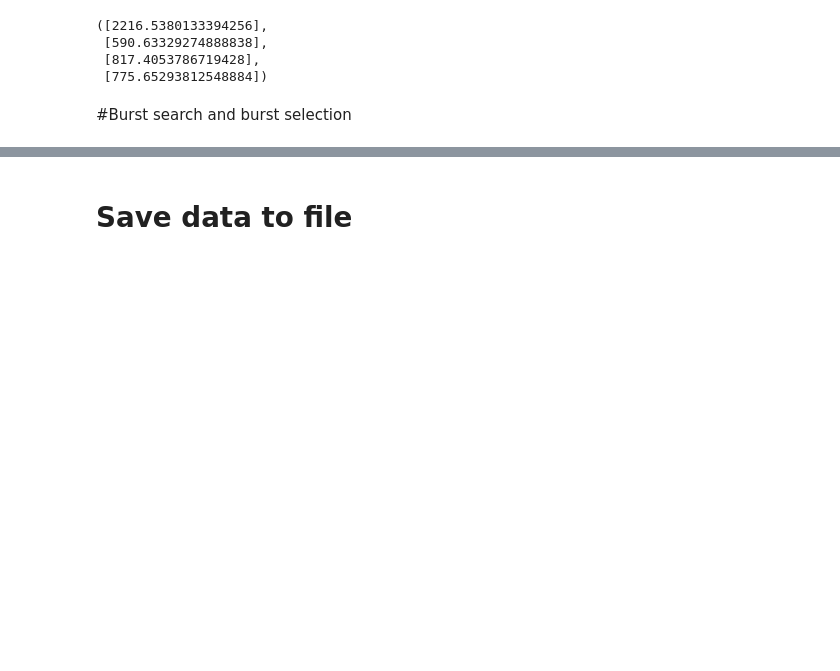
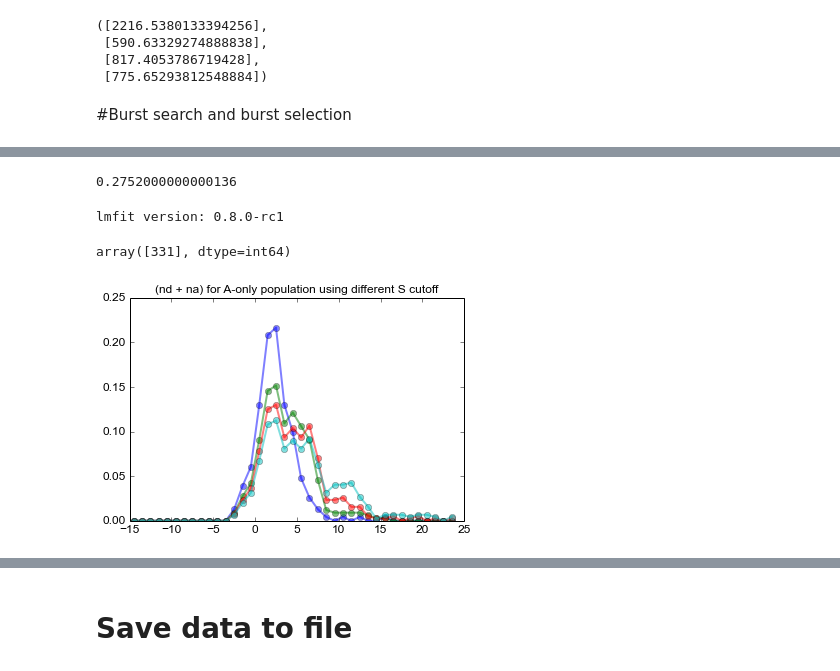
Before and after one commit to tritemio/multispot_paper_historical, a Jupyter notebook: out_notebooks/usALEX-5samples-PR-raw-dir_ex_aa-fit-AexAem-out-22d.ipynb, the cells around one changed output, grey strips where cells are left out. Cells and saved outputs as stored; diff of their text form; code cells hidden in the pictures; blank space fills up the shorter version.

```diff
--- a/out_notebooks/usALEX-5samples-PR-raw-dir_ex_aa-fit-AexAem-out-22d.ipynb
+++ b/out_notebooks/usALEX-5samples-PR-raw-dir_ex_aa-fit-AexAem-out-22d.ipynb
@@ -163,0 +165,57 @@ dir_ex_aa = mu
+# %%
+bandwidth = 0.03
+
+E_pr_fret_kde = bext.fit_E_kde_peak(d_Es_fret, bandwidth=bandwidth, weights='size')[0]
+E_pr_fret_kde
+# %% [output]
+0.2752000000000136
+# %%
+from mpl_toolkits.axes_grid1 import AxesGrid
+import lmfit
+print 'lmfit version:', lmfit.__version__
+
+gaussian_kde_w = bl.fit.weighted_kde.gaussian_kde_w
+normpdf = bl.fit.gaussian_fitting.normpdf
+two_gauss_mix_pdf = bl.fit.gaussian_fitting.two_gauss_mix_pdf
+# %% [output]
+lmfit version: 0.8.0-rc1
+# %%
+ds_sa = Sel(d, select_bursts.naa, th1=30)
+
+ds_sas0 = Sel(ds_sa, select_bursts.S, S2=0.10)
+ds_sas = Sel(ds_sa, select_bursts.S, S2=0.15)
+ds_sas2 = Sel(ds_sa, select_bursts.S, S2=0.20)
+ds_sas3 = Sel(ds_sa, select_bursts.S, S2=0.25)
+
+ds_st = Sel(d, select_bursts.size, add_naa=True, th1=30)
+ds_sas.num_bursts()
+# %% [output]
+array([331], dtype=int64)
+# %%
+dx = ds_sas0
+size = dx.na[0] + dx.nd[0]
+s_hist, s_bins = np.histogram(size, bins=np.r_[-15 : 25 : 1], density=True)
+s_ax = s_bins[:-1] + 0.5*(s_bins[1] - s_bins[0])
+plot(s_ax, s_hist, '-o', alpha=0.5)
+
+dx = ds_sas
+size = dx.na[0] + dx.nd[0]
+s_hist, s_bins = np.histogram(size, bins=np.r_[-15 : 25 : 1], density=True)
+s_ax = s_bins[:-1] + 0.5*(s_bins[1] - s_bins[0])
+plot(s_ax, s_hist, '-o', alpha=0.5)
+
+dx = ds_sas2
+size = dx.na[0] + dx.nd[0]
+s_hist, s_bins = np.histogram(size, bins=np.r_[-15 : 25 : 1], density=True)
+s_ax = s_bins[:-1] + 0.5*(s_bins[1] - s_bins[0])
+plot(s_ax, s_hist, '-o', alpha=0.5)
+
+dx = ds_sas3
+size = dx.na[0] + dx.nd[0]
+s_hist, s_bins = np.histogram(size, bins=np.r_[-15 : 25 : 1], density=True)
+s_ax = s_bins[:-1] + 0.5*(s_bins[1] - s_bins[0])
+plot(s_ax, s_hist, '-o', alpha=0.5)
+
+plt.title('(nd + na) for A-only population using different S cutoff');
+# %% [output]
+[figure, added]
```
Also changed, not shown: parts of 26 cells of this notebook, 18 other files.
